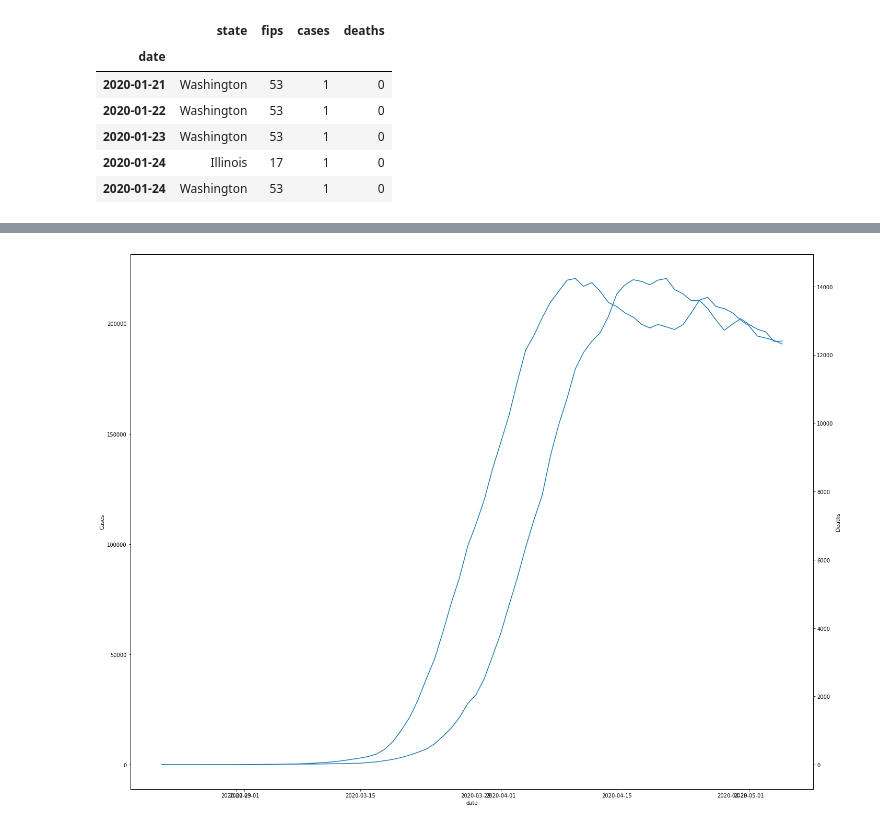
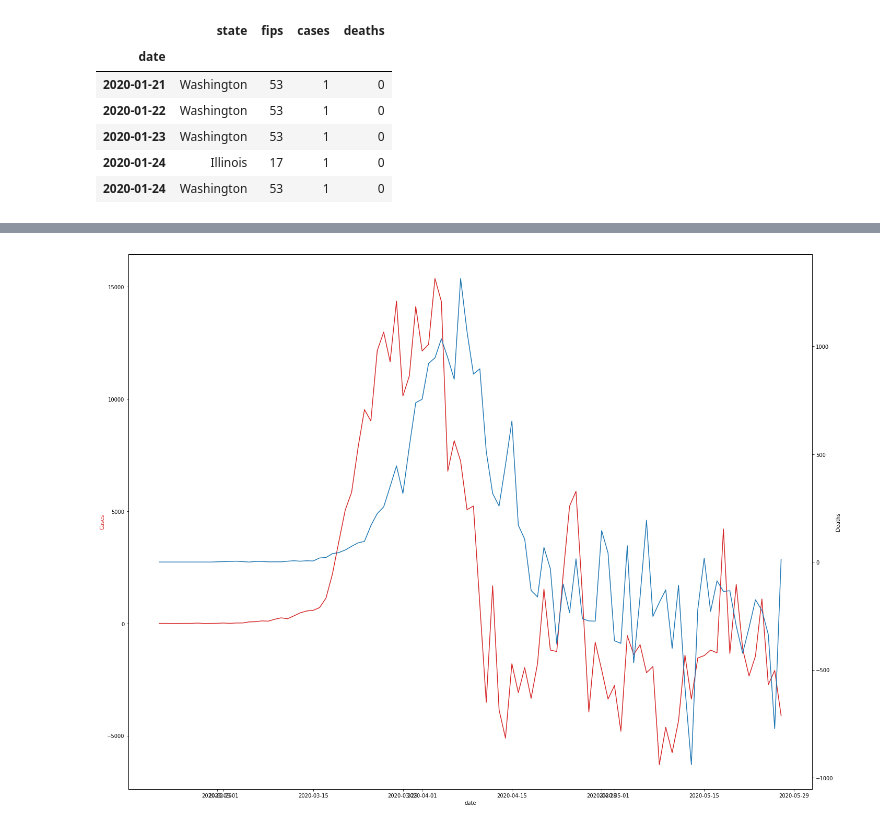
Before and after one commit to dviabhav/NYTCovidData, a Jupyter notebook: Covid19 file.ipynb, the cells around one changed output, grey strips where cells are left out. Saved outputs shown, nothing was run; the diff lists cells and outputs as text; code cells hidden in the pictures.

```diff
--- a/Covid19 file.ipynb
+++ b/Covid19 file.ipynb
@@ -51,29 +56,29 @@ To register the converters:
 # %%
 t = raw_US.index.to_list()[30:]
-data1 = raw_US.cases.diff(7)[30:]
-data2 = raw_US.deaths.diff(7)[30:]
+data1 = raw_US.cases.diff(7).diff()[30:]
+data2 = raw_US.deaths.diff(7).diff()[30:]
 
 fig, ax1 = plt.subplots( figsize=(20,15) )
 
-#color = 'tab:red'
+color = 'tab:red'
 ax1.set_xlabel('date')
-#ax1.set_ylabel('Cases', color=color)
-ax1.set_ylabel('Cases')
-#ax1.plot(t, data1, color=color)
-ax1.plot(t, data1)
+ax1.set_ylabel('Cases', color=color)
+#ax1.set_ylabel('Cases')
+ax1.plot(t, data1, color=color)
+#ax1.plot(t, data1)
 #ax1.tick_params(axis='y', labelcolor=color)
 ax1.tick_params(axis='y')
 ax2 = ax1.twinx()  # instantiate a second axes that shares the same x-axis
 
 #color = 'tab:blue'
 #ax2.set_ylabel('Deaths', color=color)  # we already handled the x-label with ax1
 ax2.set_ylabel('Deaths')  # we already handled the x-label with ax1
 #ax2.plot(t, data2, color=color)
 ax2.plot(t, data2)
 #ax2.tick_params(axis='y', labelcolor=color)
 ax2.tick_params(axis='y')
 
 fig.tight_layout()  # otherwise the right y-label is slightly clipped
 plt.show()
 # %% [output]
-[figure, old version]
+[figure, new version]
```
Also changed, not shown: parts of 6 cells of this notebook.
